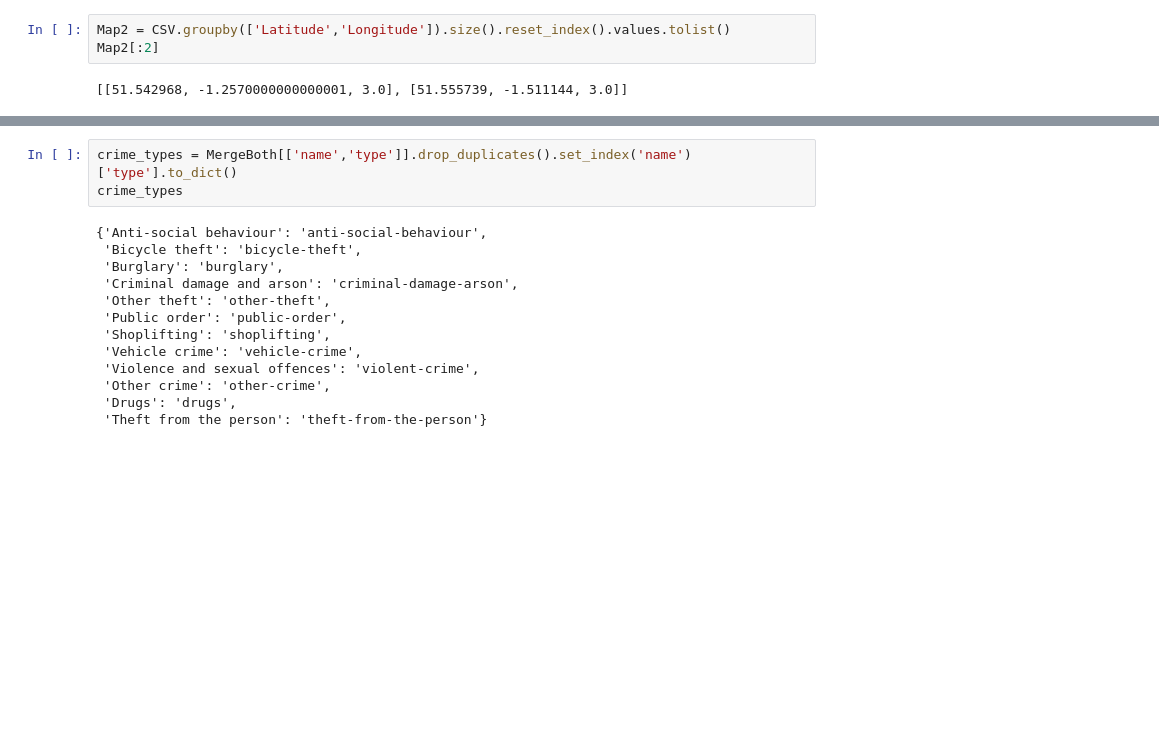
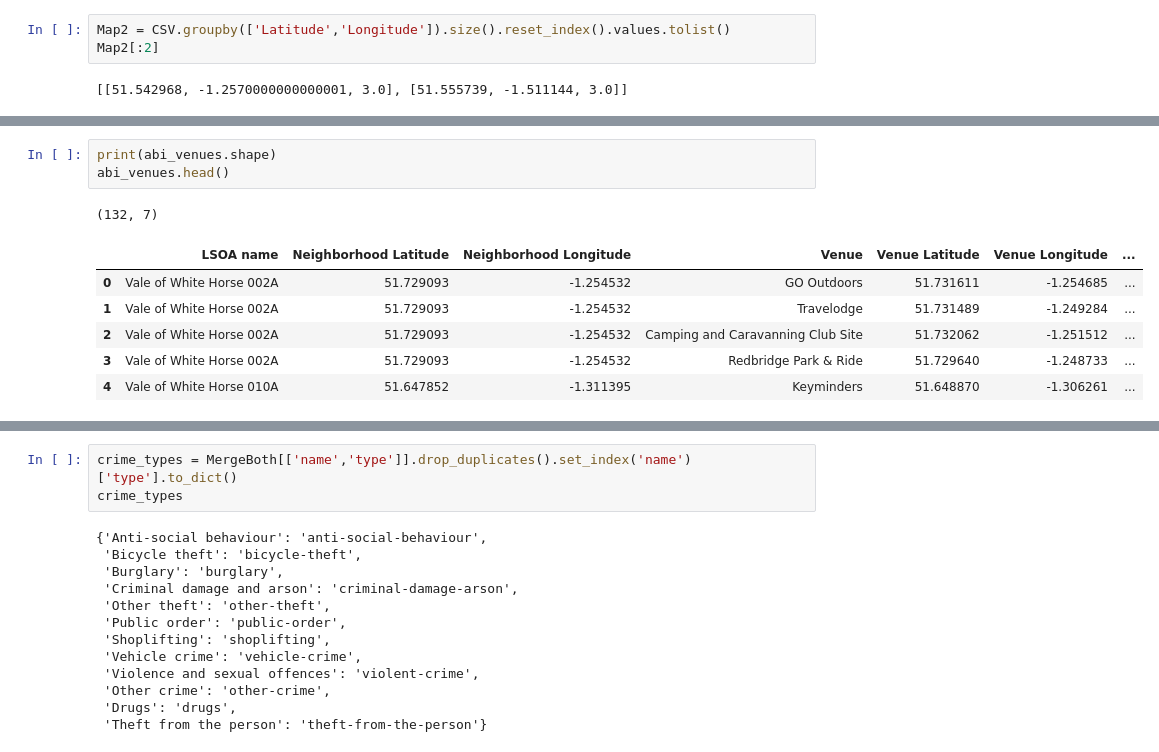
Before and after one commit to zbita/Coursera_Capstone, a Jupyter notebook: CrimeOxfordV03.ipynb, the cells around one changed output, grey strips where cells are left out. Cells and saved outputs as stored; diff of their text form; blank space fills up the shorter version.

```diff
--- a/CrimeOxfordV03.ipynb
+++ b/CrimeOxfordV03.ipynb
@@ -147,0 +272,11 @@ m2
+# %%
+print(abi_venues.shape)
+abi_venues.head()
+# %% [output]
+(132, 7)
+|  | LSOA name | Neighborhood Latitude | Neighborhood Longitude | Venue | Venue Latitude | Venue Longitude | ... |
+| 0 | Vale of White Horse 002A | 51.729093 | -1.254532 | GO Outdoors | 51.731611 | -1.254685 | ... |
+| 1 | Vale of White Horse 002A | 51.729093 | -1.254532 | Travelodge | 51.731489 | -1.249284 | ... |
+| 2 | Vale of White Horse 002A | 51.729093 | -1.254532 | Camping and Caravanning Club Site | 51.732062 | -1.251512 | ... |
+| 3 | Vale of White Horse 002A | 51.729093 | -1.254532 | Redbridge Park & Ride | 51.729640 | -1.248733 | ... |
+| 4 | Vale of White Horse 010A | 51.647852 | -1.311395 | Keyminders | 51.648870 | -1.306261 | ... |
```
Also changed, not shown: parts of 37 cells of this notebook, 5 other files.
